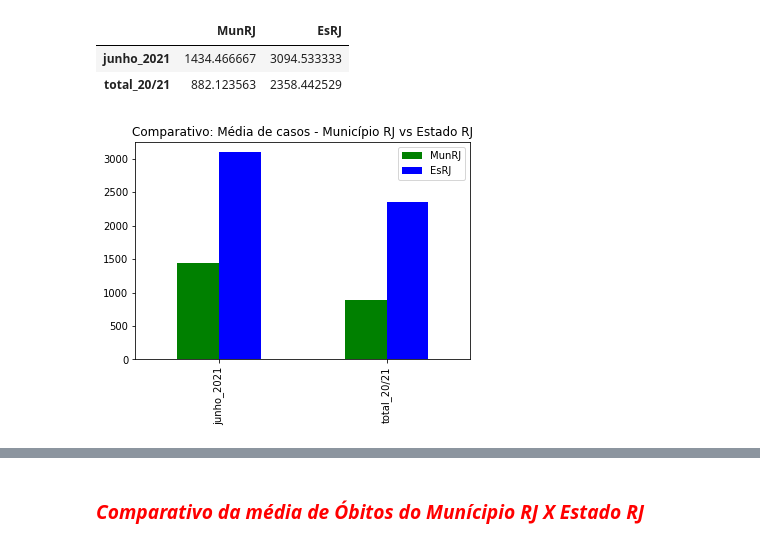
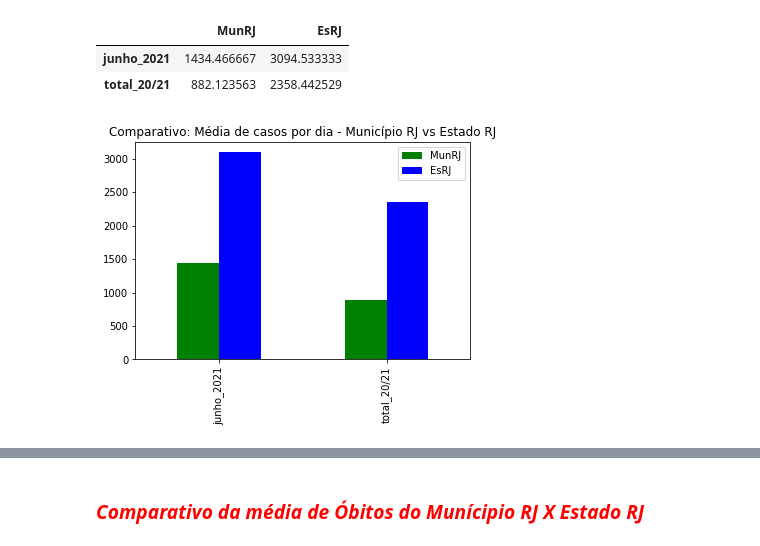
Before and after one commit to ranielli/analise-dados-covid-estatistica, a Jupyter notebook: analise_rj.ipynb, the cells around one changed output, grey strips where cells are left out. Saved outputs shown, nothing was run; the diff lists cells and outputs as text; code cells hidden in the pictures.

```diff
--- a/analise_rj.ipynb
+++ b/analise_rj.ipynb
@@ -555,10 +555,10 @@ casos
 | total_20/21 | 882.123563 | 2358.442529 |
 # %%
 casos.plot.bar(color=["Green","blue"])
-plt.title('Comparativo: Média de casos - Município RJ vs Estado RJ')
+plt.title('Comparativo: Média de casos por dia - Município RJ vs Estado RJ')
 plt.show()
 # %% [output]
-[figure, old version]
+[figure, new version]
 # %%
 geral_estado_rj
 # %% [output]
```
Also changed, not shown: parts of 6 cells of this notebook.
